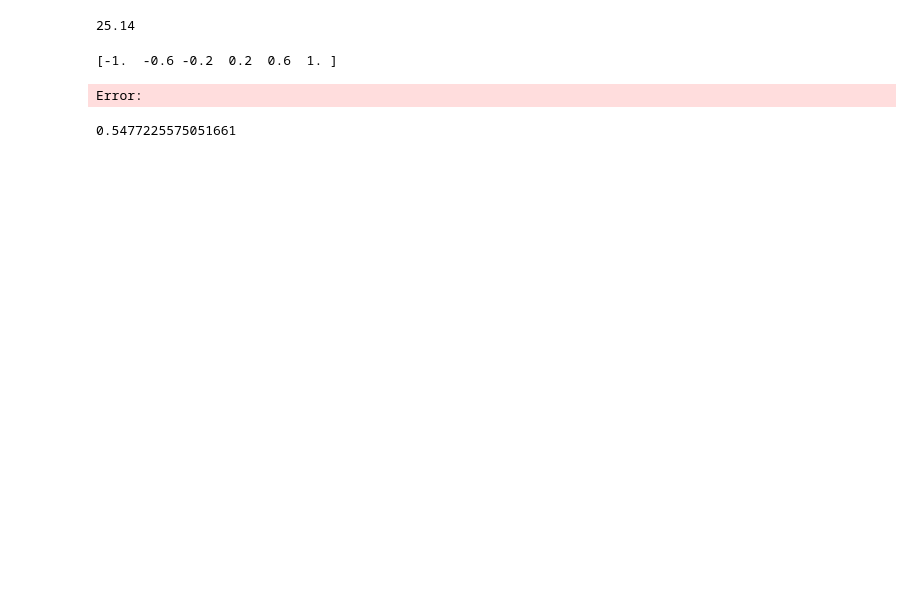
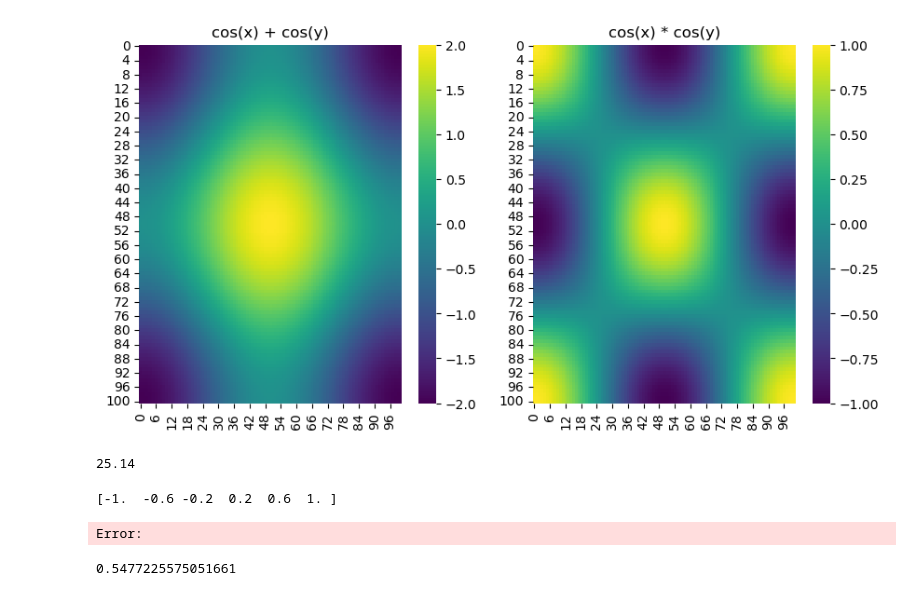
Before and after one commit to MBataille/tesis, a Jupyter notebook: scripts/bifurcations.ipynb, the cells around one changed output. Drawn from its saved outputs; the diff is of its cells as text; code cells hidden in the pictures; blank space fills up the shorter version.

```diff
--- a/scripts/bifurcations.ipynb
+++ b/scripts/bifurcations.ipynb
@@ -2,6 +2,20 @@
 import numpy as np
 import matplotlib.pyplot as plt
 import seaborn as sns
+# %%
+xs = np.linspace(-np.pi, np.pi, 101)
+X, Y = np.meshgrid(xs, xs)
+f1 = np.cos(X) + np.cos(Y)
+f2 = np.cos(X) * np.cos(Y)
+
+fig, ax = plt.subplots(1, 2, figsize=(10, 5))
+sns.heatmap(f1, ax=ax[0], cmap='viridis')
+sns.heatmap(f2, ax=ax[1], cmap='viridis')
+ax[0].set_title('cos(x) + cos(y)')
+ax[1].set_title('cos(x) * cos(y)')
+plt.show()
+# %% [output]
+[figure, added]
 # %%
 colors = list(sns.color_palette(palette='magma'))
 # %%
```
Also changed, not shown: 9 other files.
